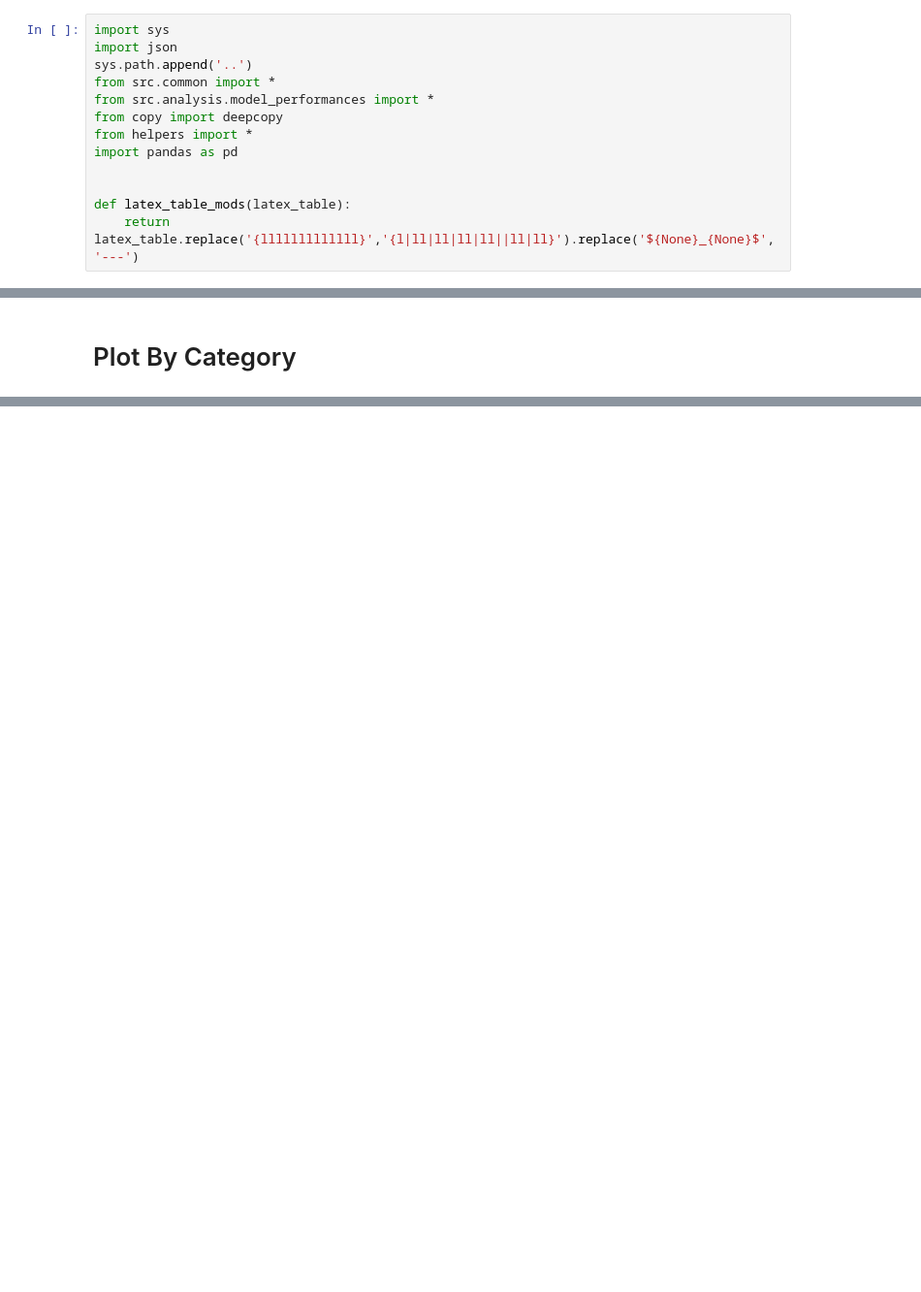
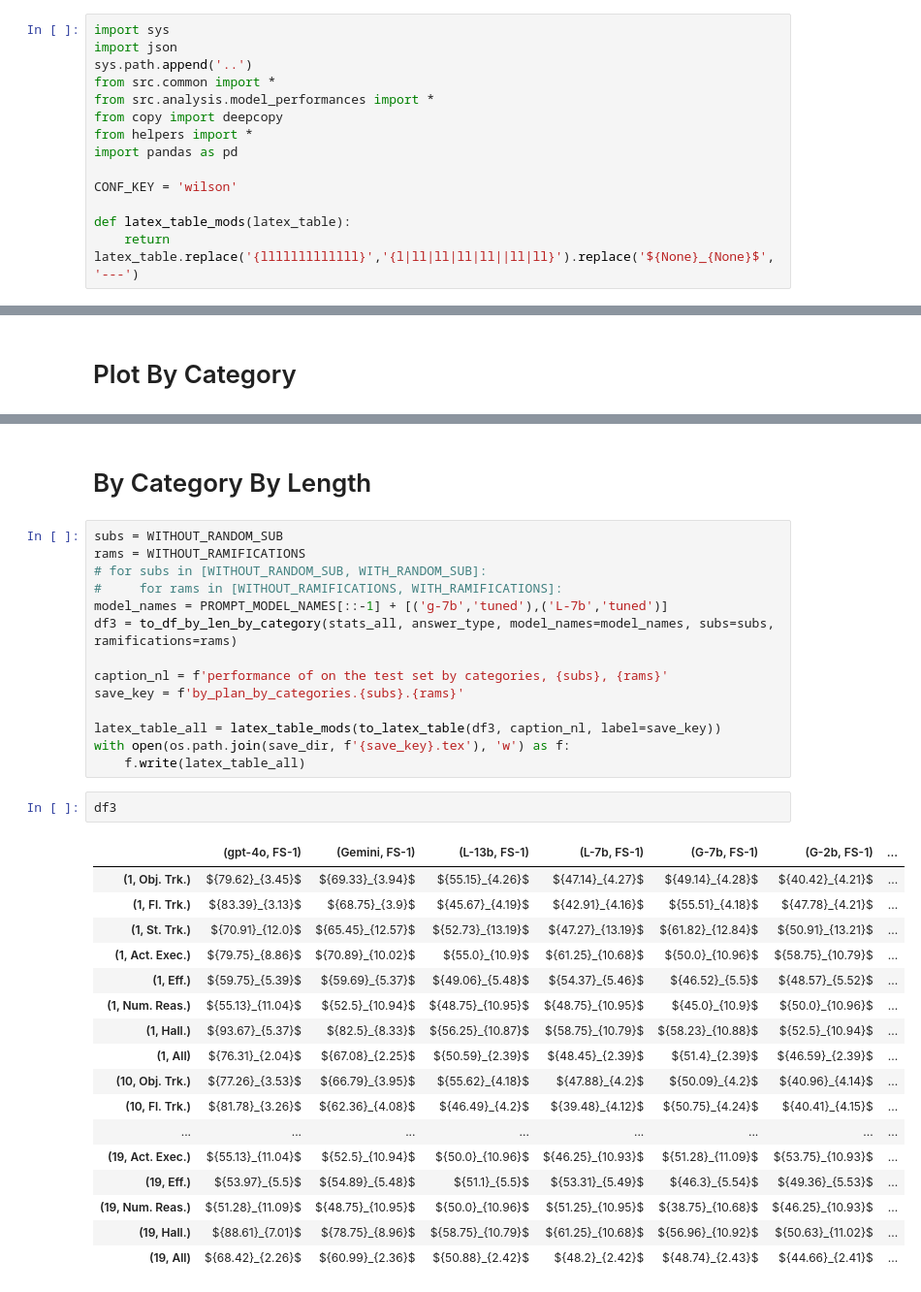
Before and after one commit to izuminka/reasoning_about_actions, a Jupyter notebook: src/analysis/tables/by_models.ipynb, the cells around one changed output, grey strips where cells are left out. Shown at 97% size. Cells and saved outputs as stored; diff of their text form; blank space fills up the shorter version.

```diff
--- a/src/analysis/tables/by_models.ipynb
+++ b/src/analysis/tables/by_models.ipynb
@@ -8,6 +8,7 @@ from copy import deepcopy
 from helpers import *
 import pandas as pd
 
+CONF_KEY = 'wilson'
 
 def latex_table_mods(latex_table):
     return latex_table.replace('{lllllllllllll}','{l|ll|ll|ll|ll||ll|ll}').replace('${None}_{None}$', '---')
@@ -204,0 +237,36 @@ hallucination         ${65.22}_{5.73}$  ${81.25}_{4.36}$  ${None}_{None}$
+# %% [markdown]
+# By Category By Length
+# %%
+subs = WITHOUT_RANDOM_SUB
+rams = WITHOUT_RAMIFICATIONS
+# for subs in [WITHOUT_RANDOM_SUB, WITH_RANDOM_SUB]:
+#     for rams in [WITHOUT_RAMIFICATIONS, WITH_RAMIFICATIONS]:
+model_names = PROMPT_MODEL_NAMES[::-1] + [('g-7b','tuned'),('L-7b','tuned')]
+df3 = to_df_by_len_by_category(stats_all, answer_type, model_names=model_names, subs=subs, ramifications=rams)
+
+caption_nl = f'performance of on the test set by categories, {subs}, {rams}'
+save_key = f'by_plan_by_categories.{subs}.{rams}'
+
+latex_table_all = latex_table_mods(to_latex_table(df3, caption_nl, label=save_key))
+with open(os.path.join(save_dir, f'{save_key}.tex'), 'w') as f:
+    f.write(latex_table_all)
+# %%
+df3
+# %% [output]
+|  | (gpt-4o, FS-1) | (Gemini, FS-1) | (L-13b, FS-1) | (L-7b, FS-1) | (G-7b, FS-1) | (G-2b, FS-1) | ... |
+| (1, Obj. Trk.) | ${79.62}_{3.45}$ | ${69.33}_{3.94}$ | ${55.15}_{4.26}$ | ${47.14}_{4.27}$ | ${49.14}_{4.28}$ | ${40.42}_{4.21}$ | ... |
+| (1, Fl. Trk.) | ${83.39}_{3.13}$ | ${68.75}_{3.9}$ | ${45.67}_{4.19}$ | ${42.91}_{4.16}$ | ${55.51}_{4.18}$ | ${47.78}_{4.21}$ | ... |
+| (1, St. Trk.) | ${70.91}_{12.0}$ | ${65.45}_{12.57}$ | ${52.73}_{13.19}$ | ${47.27}_{13.19}$ | ${61.82}_{12.84}$ | ${50.91}_{13.21}$ | ... |
+| (1, Act. Exec.) | ${79.75}_{8.86}$ | ${70.89}_{10.02}$ | ${55.0}_{10.9}$ | ${61.25}_{10.68}$ | ${50.0}_{10.96}$ | ${58.75}_{10.79}$ | ... |
+| (1, Eff.) | ${59.75}_{5.39}$ | ${59.69}_{5.37}$ | ${49.06}_{5.48}$ | ${54.37}_{5.46}$ | ${46.52}_{5.5}$ | ${48.57}_{5.52}$ | ... |
+| (1, Num. Reas.) | ${55.13}_{11.04}$ | ${52.5}_{10.94}$ | ${48.75}_{10.95}$ | ${48.75}_{10.95}$ | ${45.0}_{10.9}$ | ${50.0}_{10.96}$ | ... |
+| (1, Hall.) | ${93.67}_{5.37}$ | ${82.5}_{8.33}$ | ${56.25}_{10.87}$ | ${58.75}_{10.79}$ | ${58.23}_{10.88}$ | ${52.5}_{10.94}$ | ... |
+| (1, All) | ${76.31}_{2.04}$ | ${67.08}_{2.25}$ | ${50.59}_{2.39}$ | ${48.45}_{2.39}$ | ${51.4}_{2.39}$ | ${46.59}_{2.39}$ | ... |
+| (10, Obj. Trk.) | ${77.26}_{3.53}$ | ${66.79}_{3.95}$ | ${55.62}_{4.18}$ | ${47.88}_{4.2}$ | ${50.09}_{4.2}$ | ${40.96}_{4.14}$ | ... |
+| (10, Fl. Trk.) | ${81.78}_{3.26}$ | ${62.36}_{4.08}$ | ${46.49}_{4.2}$ | ${39.48}_{4.12}$ | ${50.75}_{4.24}$ | ${40.41}_{4.15}$ | ... |
+| ... | ... | ... | ... | ... | ... | ... | ... |
+| (19, Act. Exec.) | ${55.13}_{11.04}$ | ${52.5}_{10.94}$ | ${50.0}_{10.96}$ | ${46.25}_{10.93}$ | ${51.28}_{11.09}$ | ${53.75}_{10.93}$ | ... |
+| (19, Eff.) | ${53.97}_{5.5}$ | ${54.89}_{5.48}$ | ${51.1}_{5.5}$ | ${53.31}_{5.49}$ | ${46.3}_{5.54}$ | ${49.36}_{5.53}$ | ... |
+| (19, Num. Reas.) | ${51.28}_{11.09}$ | ${48.75}_{10.95}$ | ${50.0}_{10.96}$ | ${51.25}_{10.95}$ | ${38.75}_{10.68}$ | ${46.25}_{10.93}$ | ... |
+| (19, Hall.) | ${88.61}_{7.01}$ | ${78.75}_{8.96}$ | ${58.75}_{10.79}$ | ${61.25}_{10.68}$ | ${56.96}_{10.92}$ | ${50.63}_{11.02}$ | ... |
+| (19, All) | ${68.42}_{2.26}$ | ${60.99}_{2.36}$ | ${50.88}_{2.42}$ | ${48.2}_{2.42}$ | ${48.74}_{2.43}$ | ${44.66}_{2.41}$ | ... |
```
Also changed, not shown: parts of 4 cells of this notebook, 3 other files.
